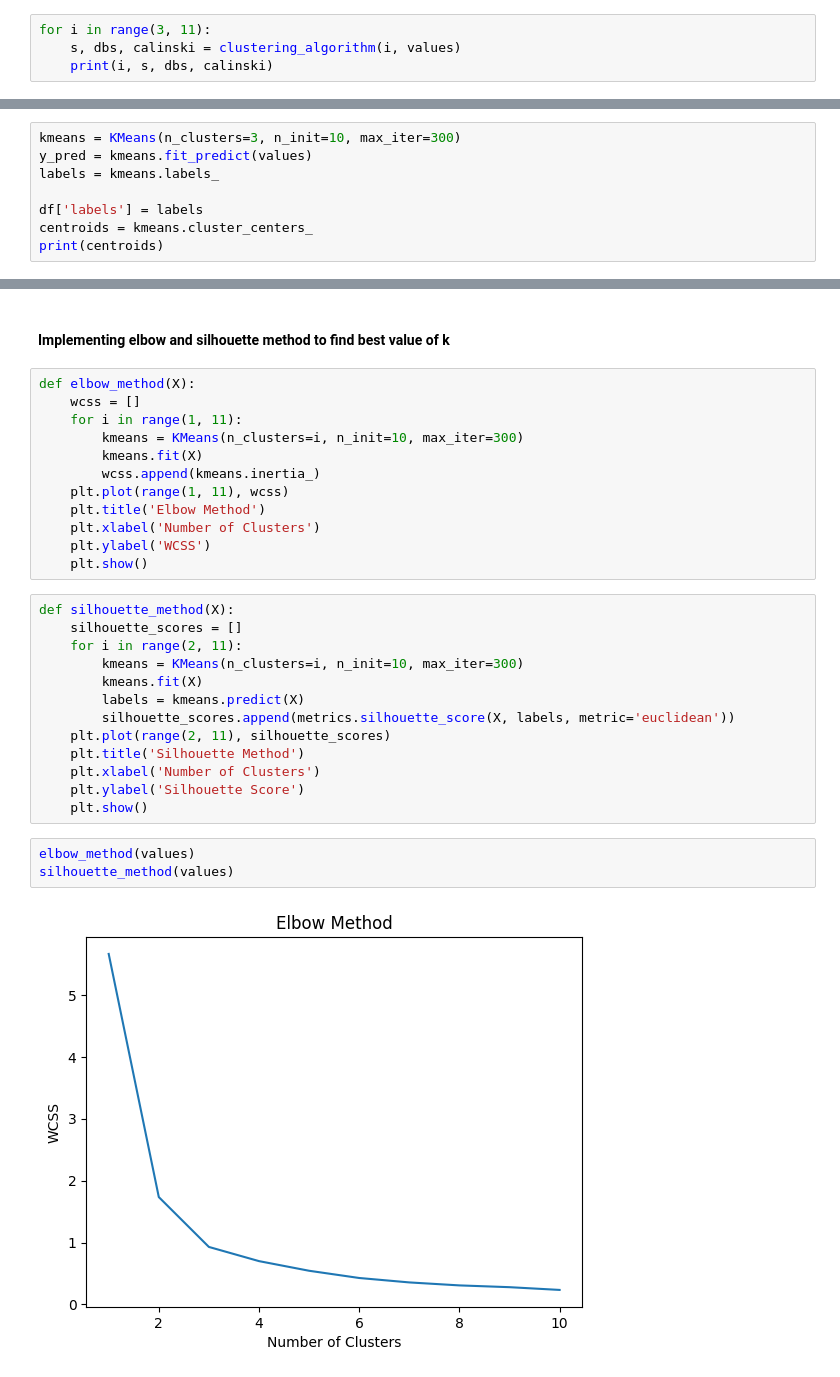
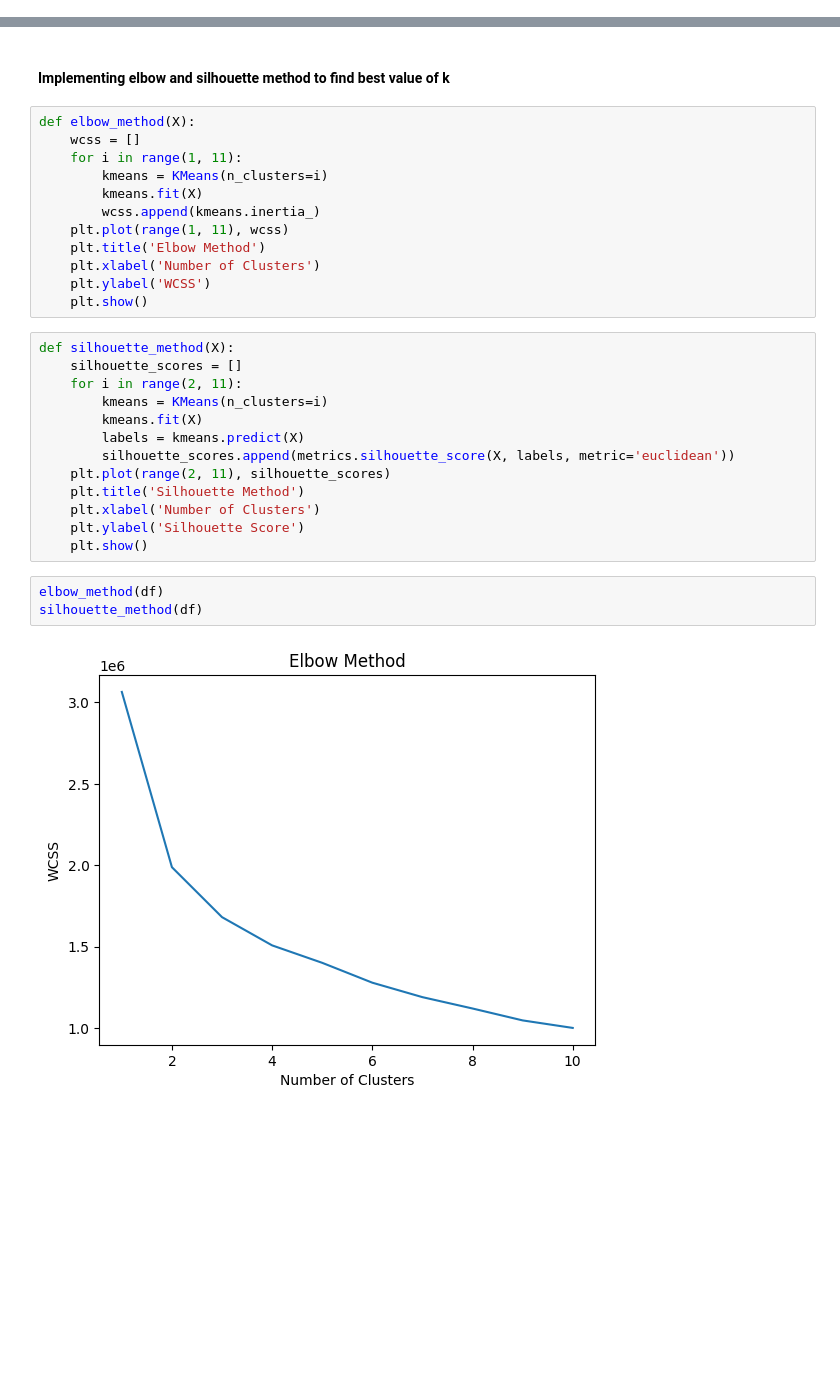
Before and after one commit to ayushjain01/ML-Lab, a Jupyter notebook: Part A/Unsupervised Learning Algorithms - K-Means Clustering.ipynb, the cells around one changed output, grey strips where cells are left out. Drawn from its saved outputs; the diff is of its cells as text; blank space fills up the shorter version.

```diff
--- a/Part A/Unsupervised Learning Algorithms - K-Means Clustering.ipynb
+++ b/Part A/Unsupervised Learning Algorithms - K-Means Clustering.ipynb
@@ -68,4 +76,0 @@ def clustering_algorithm(n_clusters, dataset):
-# %%
-for i in range(3, 11):
-    s, dbs, calinski = clustering_algorithm(i, values)
-    print(i, s, dbs, calinski)
@@ -103,8 +76,0 @@ print(s3, dbs3, calinski3)
-# %%
-kmeans = KMeans(n_clusters=3, n_init=10, max_iter=300)
-y_pred = kmeans.fit_predict(values)
-labels = kmeans.labels_
-
-df['labels'] = labels
-centroids = kmeans.cluster_centers_
-print(centroids)
@@ -141,7 +151,7 @@ plt.show
 def elbow_method(X):
     wcss = []
     for i in range(1, 11):
-        kmeans = KMeans(n_clusters=i, n_init=10, max_iter=300)
+        kmeans = KMeans(n_clusters=i)
         kmeans.fit(X)
         wcss.append(kmeans.inertia_)
     plt.plot(range(1, 11), wcss)
@@ -153,7 +163,7 @@ def elbow_method(X):
 def silhouette_method(X):
     silhouette_scores = []
     for i in range(2, 11):
-        kmeans = KMeans(n_clusters=i, n_init=10, max_iter=300)
+        kmeans = KMeans(n_clusters=i)
         kmeans.fit(X)
         labels = kmeans.predict(X)
         silhouette_scores.append(metrics.silhouette_score(X, labels, metric='euclidean'))
@@ -163,7 +173,7 @@ def silhouette_method(X):
     plt.ylabel('Silhouette Score')
     plt.show()
 # %%
-elbow_method(values)
-silhouette_method(values)
+elbow_method(df)
+silhouette_method(df)
 # %% [output]
-[figure, old version]
+[figure, new version]
```
Also changed, not shown: parts of 22 cells of this notebook, 8 other files.
